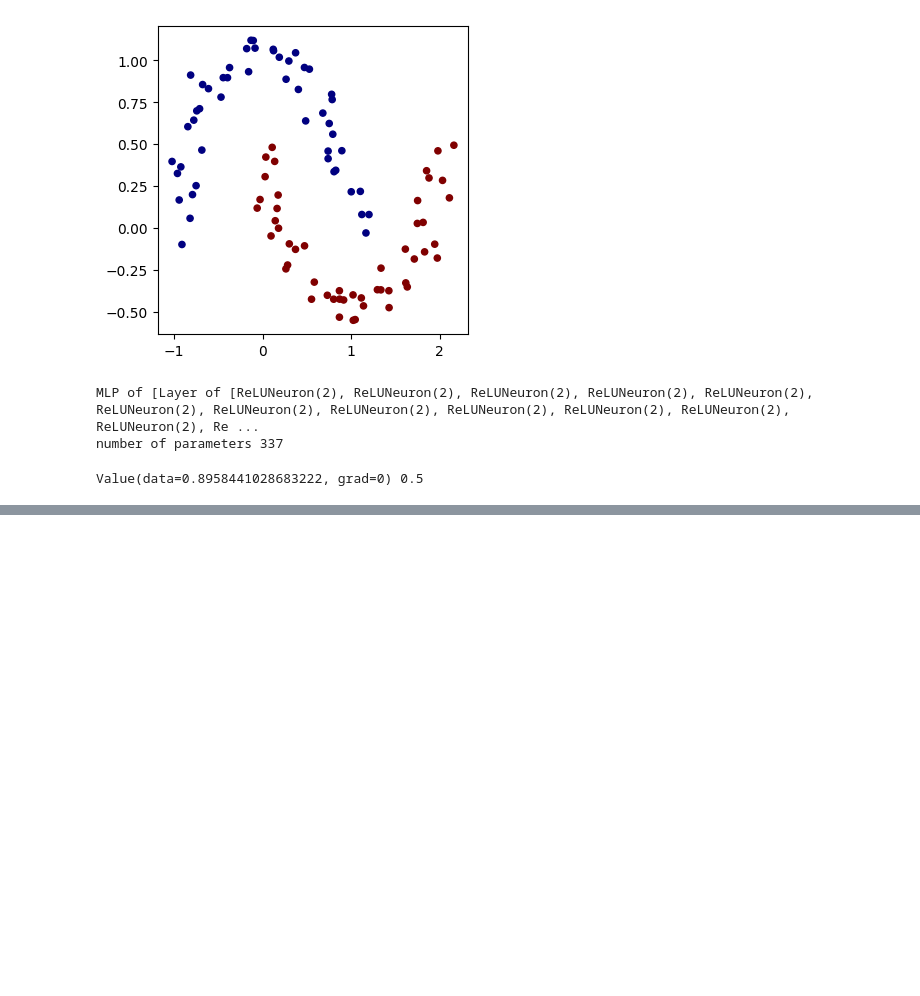
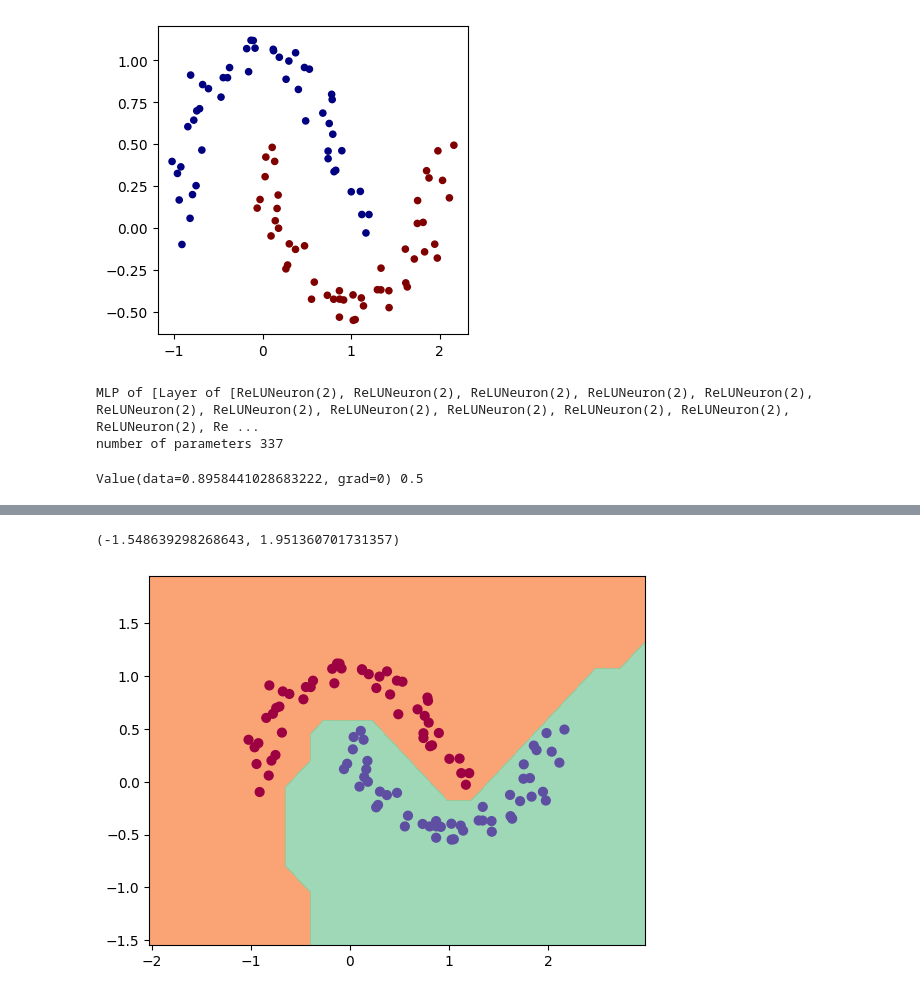
Before and after one commit to yujie-ren/studying-micrograd, a Jupyter notebook: demo_re.ipynb, the cells around one changed output, grey strips where cells are left out. Saved outputs shown, nothing was run; the diff lists cells and outputs as text; code cells hidden in the pictures; blank space fills up the shorter version.

```diff
--- a/demo_re.ipynb
+++ b/demo_re.ipynb
@@ -122,15 +122,49 @@ step 99 loss 0.010978370135492717, accuracy 100.0%
 # %%
 # visualize decision boundary
 
 h = 0.25
 # X = array([[], [], ...]), X.shape = (100, 2)
 x_min, x_max = X[:, 0].min() - 1, X[:, 0].max() + 1
 # X[:, 0] = array([1,2,...,100]), shape=(100,), 取X的所有行的第1列
 # x_min = X第一列的最小值减1，x_max = X第一列的最大值加1。
 y_min, y_max = X[:, 1].min() - 1, X[:, 1].max() + 1
 # X[:, 1] = array([1,2,...,100]), shape=(100,), 取X的所有行的第2列
 # y_min = X第二列的最小值减1，x_max = X第二列的最大值加1。
 # x_min = np.float64(-2.0221939055140945), x_max = np.float64(3.1620559786436147)
 # y_min = np.float64(-1.548639298268643),  y_max = np.float64(2.119389404636236)
 xx, yy = np.meshgrid(np.arange(x_min, x_max, h), np.arange(y_min, y_max, h))
 # np.arange()会生成一个等差的一维数组，用法和内置的range()很像，但返回的是NumPy的ndarray，而不是迭代器。
+# np.arange(x_min, x_max, h) = array([1,2,...,21]),  shape=(21,)
+# np.arange(y_min, y_max, h) = array([1,2,...,15]),  shape=(15,)
+# xx = array([[], [], ...,[]]), shape=(15, 21)
+# yy = array([[], [], ...,[]]), shape=(15, 21)
+Xmesh = np.c_[xx.ravel(), yy.ravel()]
+# xx.ravel() = array([1,2,...]), shape=(315,), 把xx按行展平成一维数组。
+# yy.ravel() = array([1,2,...]), shape=(315,), 把yy按行展平成一维数组。
+# np.c_[]按列拼接
+# Xmesh = array([[-2.0, -1.54], [-1.77, -1.54], ..., []]), shape=(315, 2), 每一行[x,y]就是网格上的一个点。
+inputs = [list(map(Value, xrow)) for xrow in Xmesh]
+# inputs:list = [[Value(), Value()],[],...,[]], len=315
+scores = list(map(model, inputs))
+# scores:list = [Value(), Value(), ...], len=315
+Z = np.array([s.data > 0 for s in scores])
+# Z = array([False, False, ...]), len=(315,)
+Z = Z.reshape(xx.shape)  # xx.shape=(15, 21)
+# Z.shape=(15, 21)
+
+fig = plt.figure()  # 创建一个新的matplotlib图形窗口
+plt.contourf(xx, yy, Z, cmap=plt.cm.Spectral, alpha=0.8)  # 绘制填充等高线图，显示决策边界
+# plt.contourf()用来画 填充等高线图（filled contour plot）
+# xx,yy 是网格坐标
+# Z 是每个网格点的预测结果(布尔值, 表示预测为正类或负类)
+# cmap=plt.cm.Spectral 使用光谱颜色映射
+# alpha=0.8 设置透明度
+plt.scatter(X[:, 0], X[:, 1], c=y, s=40, cmap=plt.cm.Spectral)  # 绘制原始数据点
+# X[:, 0], X[:, 1] 是数据点的 x、y 坐标
+# c=y 用标签 y 给点着色（-1 或 1）
+# s=40 设置点的大小
+plt.xlim(xx.min(), xx.max())  # 设置坐标轴范围
+plt.ylim(yy.min(), yy.max())
+# %% [output]
+(-1.548639298268643, 1.951360701731357)
+[figure, added]
```
Also changed, not shown: parts of 1 cell of this notebook.
